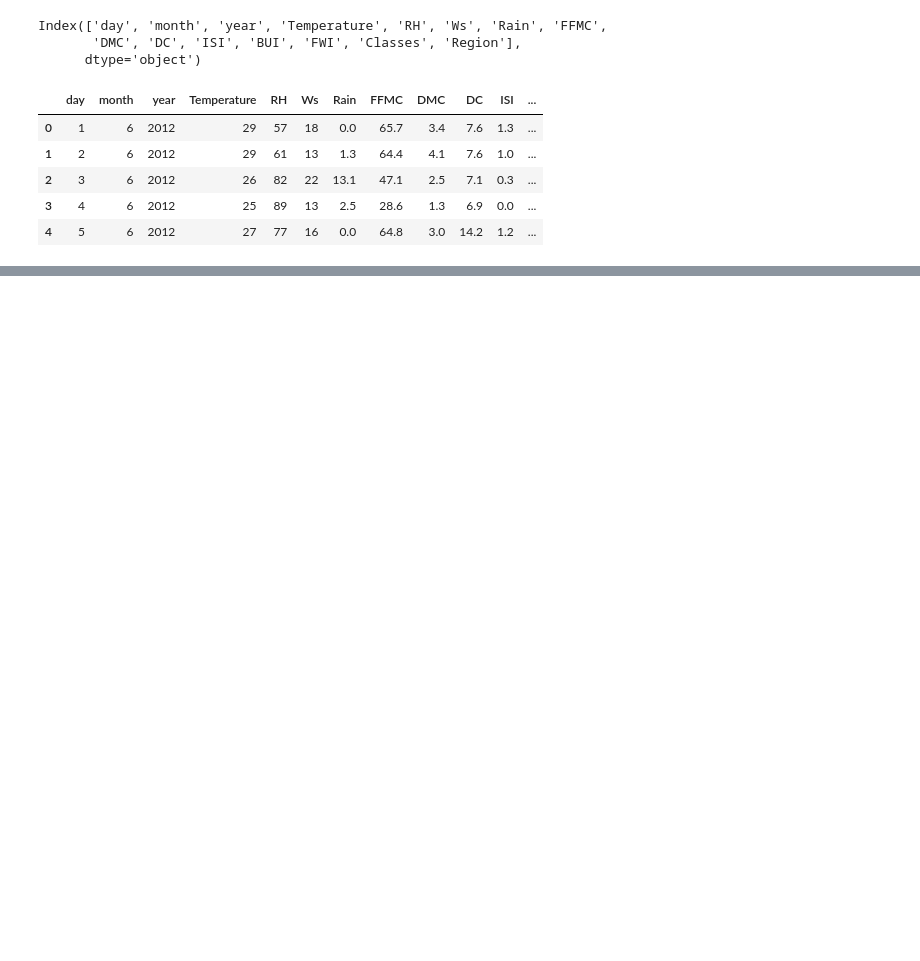
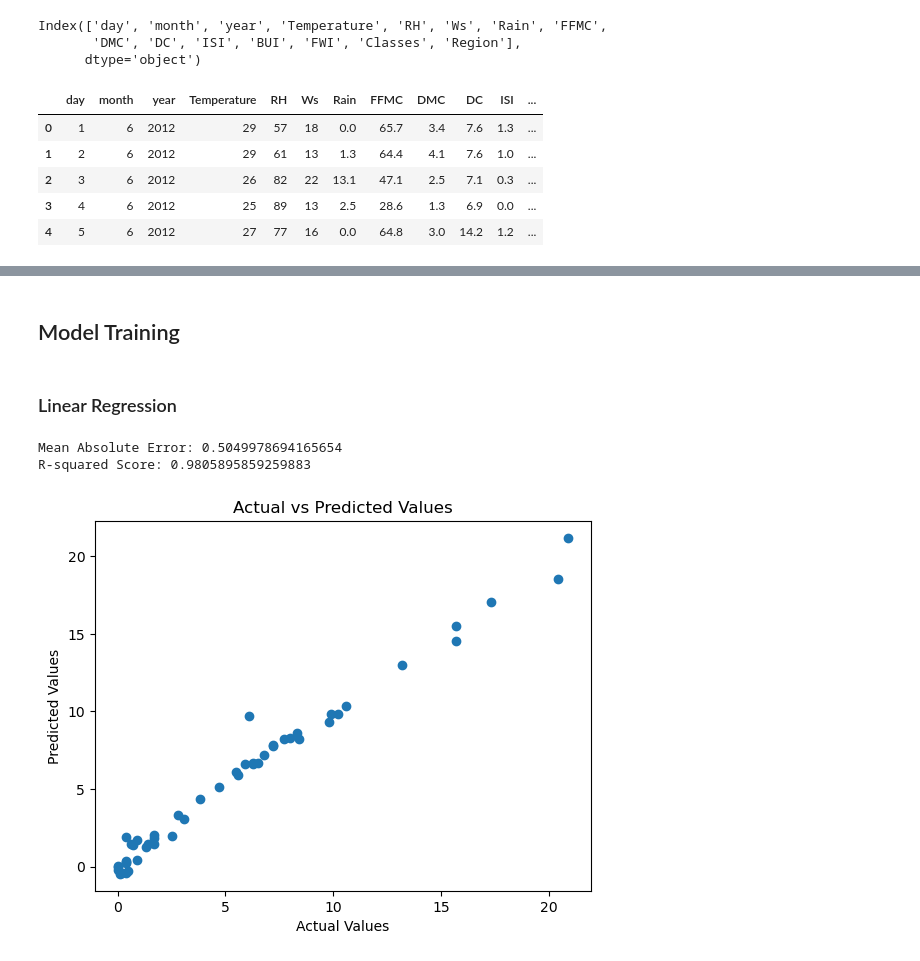
Before and after one commit to umerkang66/ai-ml-dl, a Jupyter notebook: ml-ds-krish-naik/4-lasso-ridge-regression/model-training.ipynb, the cells around one changed output, grey strips where cells are left out. Cells and saved outputs as stored; diff of their text form; code cells hidden in the pictures; blank space fills up the shorter version.

Commit message:
did ridge and lasso regression

```diff
--- a/ml-ds-krish-naik/4-lasso-ridge-regression/model-training.ipynb
+++ b/ml-ds-krish-naik/4-lasso-ridge-regression/model-training.ipynb
@@ -25,0 +167,26 @@ df = df.drop(["month", "day", "year"], axis=1)
+# %% [markdown]
+## Model Training
+# %% [markdown]
+### Linear Regression
+# %%
+from sklearn.linear_model import LinearRegression
+from sklearn.metrics import mean_absolute_error, r2_score
+
+linreg = LinearRegression()
+linreg.fit(X_train_scaled, y_train)
+y_pred = linreg.predict(X_test_scaled)
+mae = mean_absolute_error(y_test, y_pred)
+r2 = r2_score(y_test, y_pred)
+
+print("Mean Absolute Error:", mae)
+print("R-squared Score:", r2)
+
+plt.scatter(y_test, y_pred)
+plt.xlabel("Actual Values")
+plt.ylabel("Predicted Values")
+plt.title("Actual vs Predicted Values")
+plt.show()
+# %% [output]
+Mean Absolute Error: 0.5049978694165654
+R-squared Score: 0.9805895859259883
+[figure, added]
```
Also changed, not shown: parts of 30 cells of this notebook.
